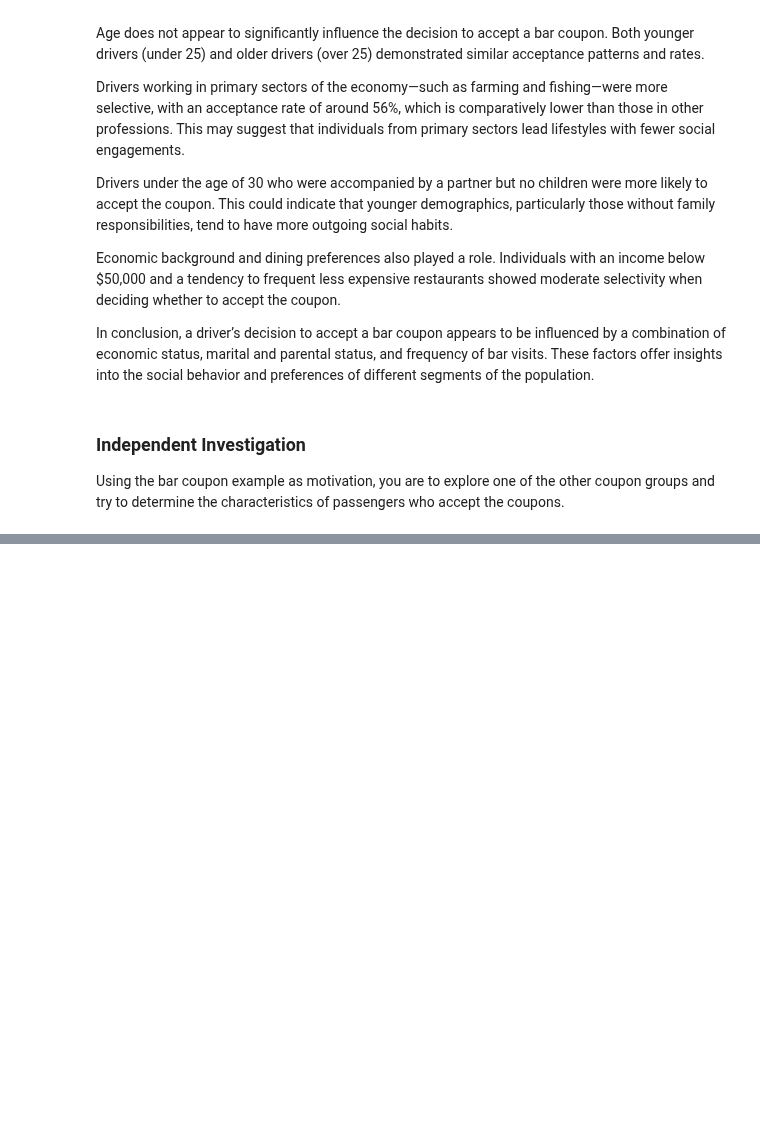
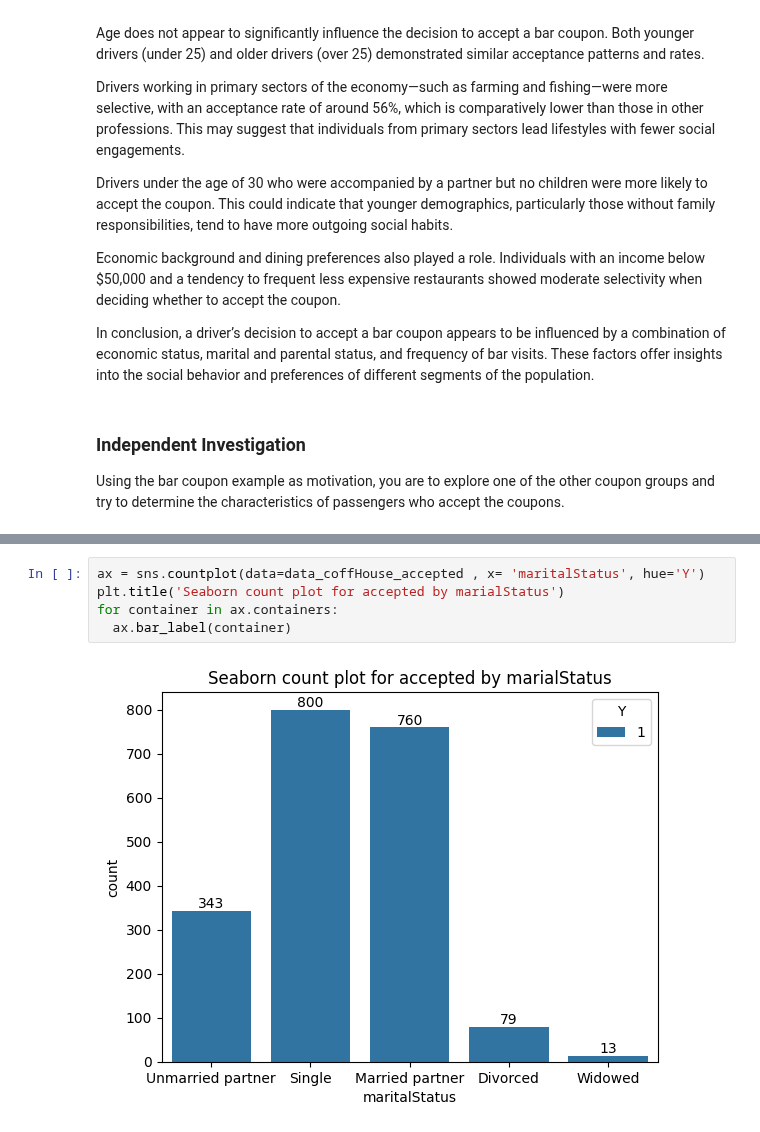
Before and after one commit to karthikgurunath/PCAIML_practical_App1, a Jupyter notebook: prompt.ipynb, the cells around one changed output, grey strips where cells are left out. Cells and saved outputs as stored; diff of their text form; blank space fills up the shorter version.

```diff
--- a/prompt.ipynb
+++ b/prompt.ipynb
@@ -259,0 +262,7 @@ data['coupon'].value_counts
+# %%
+ax = sns.countplot(data=data_coffHouse_accepted , x= 'maritalStatus', hue='Y')
+plt.title('Seaborn count plot for accepted by marialStatus')
+for container in ax.containers:
+  ax.bar_label(container)
+# %% [output]
+[figure, added]
```
Also changed, not shown: parts of 11 cells of this notebook.
